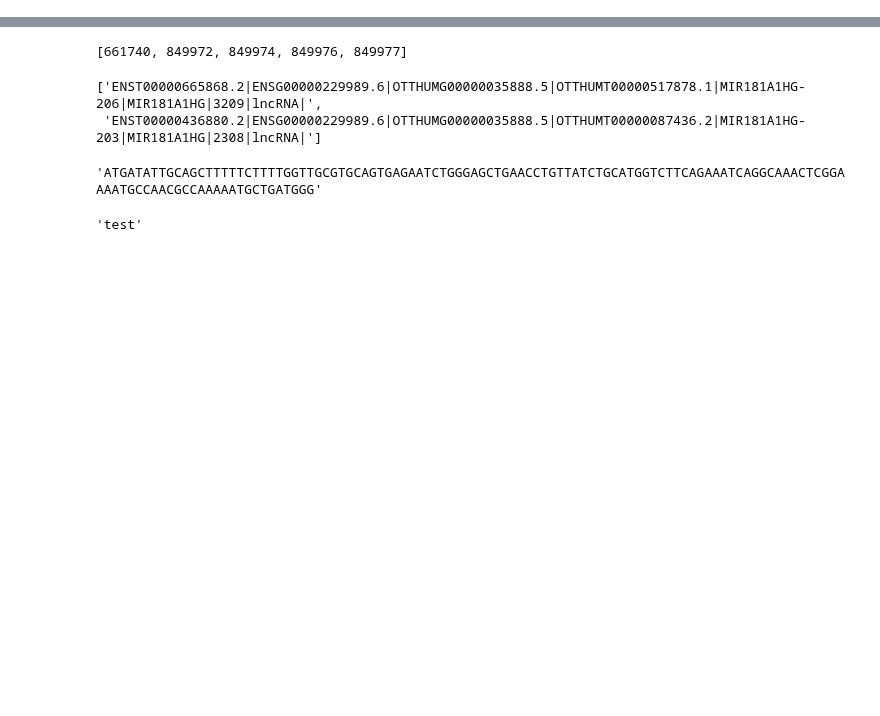
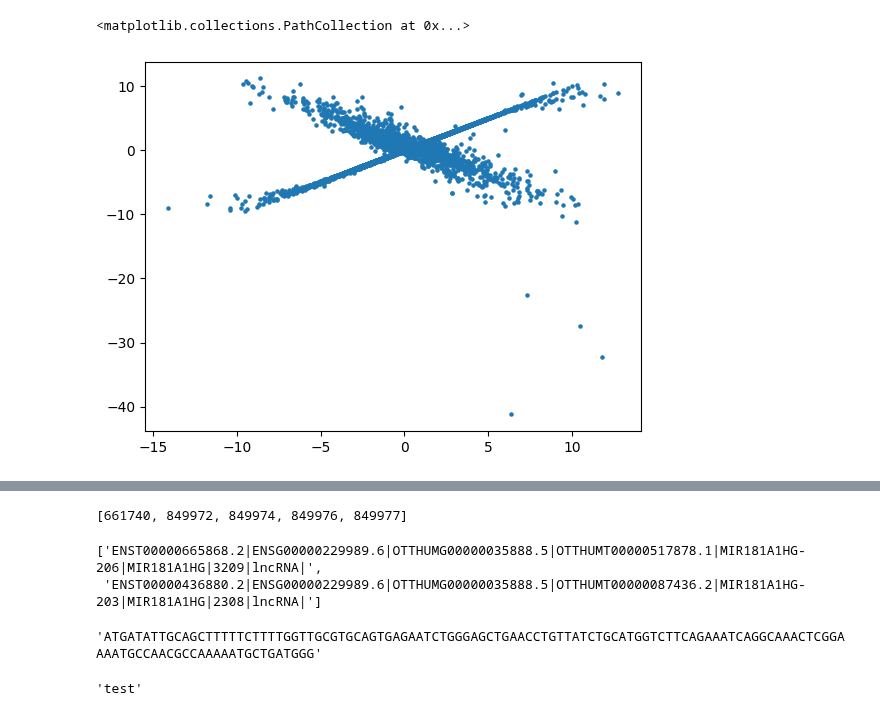
Before and after one commit to veliatx/dashboard, a Jupyter notebook: dashboard/etl/dev.ipynb, the cells around one changed output, grey strips where cells are left out. Cells and saved outputs as stored; diff of their text form; code cells hidden in the pictures; blank space fills up the shorter version.

Commit message:
updating plots and tweaking layout

```diff
--- a/dashboard/etl/dev.ipynb
+++ b/dashboard/etl/dev.ipynb
@@ -9,0 +600,3 @@ pd.options.display.max_colwidth = 200
+# %%
+t = de_stats[de_stats.baseMean>10]
+t
@@ -9,0 +648,5 @@ pd.options.display.max_colwidth = 200
+# %%
+plt.scatter(np.log2(t['cancerMean']/t['GTExMean']), t['log2FoldChange'], s=5)
+# %% [output]
+<matplotlib.collections.PathCollection at 0x...>
+[figure, added]
```
Also changed, not shown: parts of 69 cells of this notebook, 5 other files.
